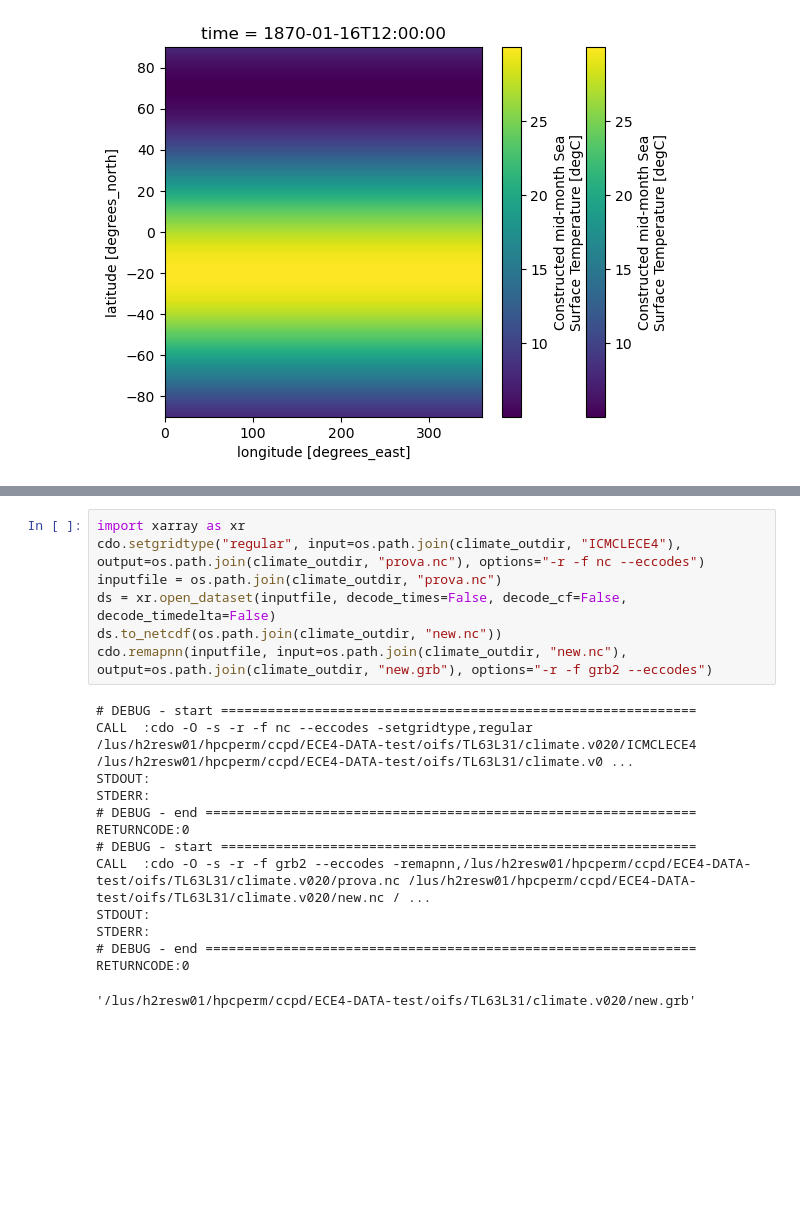
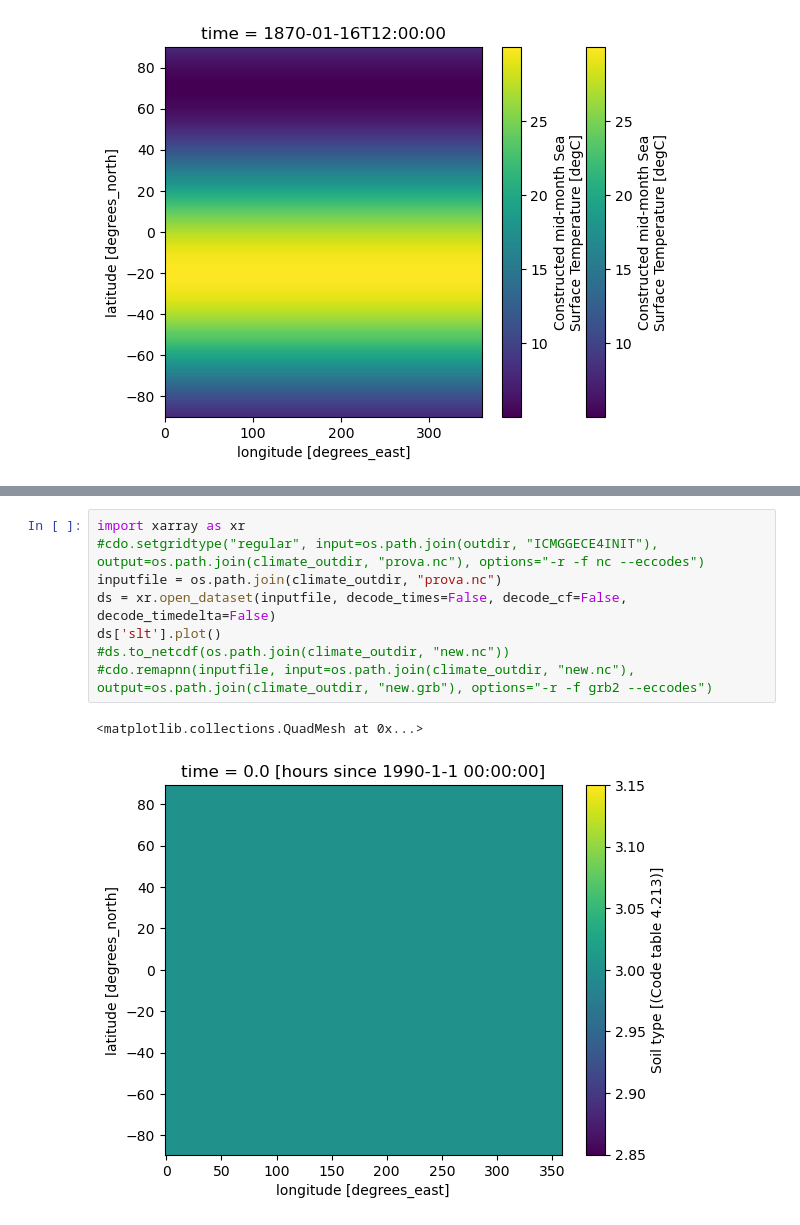
Before and after one commit to asozza/ecearth-quests, a Jupyter notebook: epochal/OIFS/modify_oifs.ipynb, the cells around one changed output, grey strips where cells are left out. Saved outputs shown, nothing was run; the diff lists cells and outputs as text; blank space fills up the shorter version.

```diff
--- a/epochal/OIFS/modify_oifs.ipynb
+++ b/epochal/OIFS/modify_oifs.ipynb
@@ -195,22 +261,12 @@ modify_single_grib(
 # %%
 import xarray as xr
-cdo.setgridtype("regular", input=os.path.join(climate_outdir, "ICMCLECE4"), output=os.path.join(climate_outdir, "prova.nc"), options="-r -f nc --eccodes")
+#cdo.setgridtype("regular", input=os.path.join(outdir, "ICMGGECE4INIT"), output=os.path.join(climate_outdir, "prova.nc"), options="-r -f nc --eccodes")
 inputfile = os.path.join(climate_outdir, "prova.nc")
 ds = xr.open_dataset(inputfile, decode_times=False, decode_cf=False, decode_timedelta=False)
-ds.to_netcdf(os.path.join(climate_outdir, "new.nc"))
-cdo.remapnn(inputfile, input=os.path.join(climate_outdir, "new.nc"), output=os.path.join(climate_outdir, "new.grb"), options="-r -f grb2 --eccodes")
+ds['slt'].plot()
+#ds.to_netcdf(os.path.join(climate_outdir, "new.nc"))
+#cdo.remapnn(inputfile, input=os.path.join(climate_outdir, "new.nc"), output=os.path.join(climate_outdir, "new.grb"), options="-r -f grb2 --eccodes")
 # %% [output]
-# DEBUG - start =============================================================
-CALL  :cdo -O -s -r -f nc --eccodes -setgridtype,regular /lus/h2resw01/hpcperm/ccpd/ECE4-DATA-test/oifs/TL63L31/climate.v020/ICMCLECE4 /lus/h2resw01/hpcperm/ccpd/ECE4-DATA-test/oifs/TL63L31/climate.v0 ...
-STDOUT:
-STDERR:
-# DEBUG - end ===============================================================
-RETURNCODE:0
-# DEBUG - start =============================================================
-CALL  :cdo -O -s -r -f grb2 --eccodes -remapnn,/lus/h2resw01/hpcperm/ccpd/ECE4-DATA-test/oifs/TL63L31/climate.v020/prova.nc /lus/h2resw01/hpcperm/ccpd/ECE4-DATA-test/oifs/TL63L31/climate.v020/new.nc / ...
-STDOUT:
-STDERR:
-# DEBUG - end ===============================================================
-RETURNCODE:0
+<matplotlib.collections.QuadMesh at 0x...>
-'/lus/h2resw01/hpcperm/ccpd/ECE4-DATA-test/oifs/TL63L31/climate.v020/new.grb'
+[figure, added]
 # %%
```
Also changed, not shown: parts of 9 cells of this notebook.
